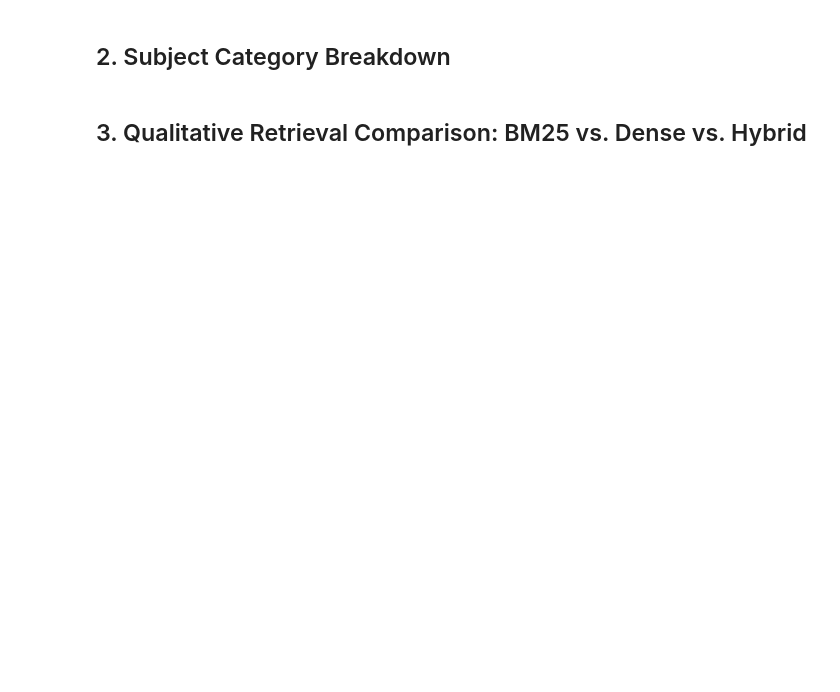
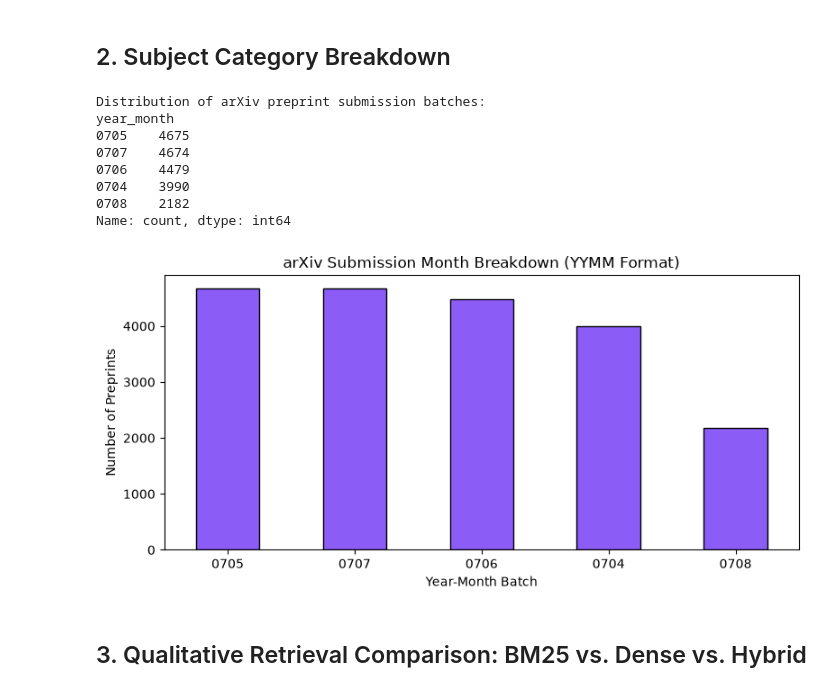
Before and after one commit to Srinivas3-sys/paper-rag, a Jupyter notebook: notebooks/01_eda_and_retrieval_analysis.ipynb, the cells around one changed output. Saved outputs shown, nothing was run; the diff lists cells and outputs as text; code cells hidden in the pictures; blank space fills up the shorter version.

```diff
--- a/notebooks/01_eda_and_retrieval_analysis.ipynb
+++ b/notebooks/01_eda_and_retrieval_analysis.ipynb
@@ -61,3 +81,28 @@ plt.show()
+# %%
+# Analyze paper identifiers and chronological distribution
+df["year_month"] = df["id"].astype(str).str.split(".").str[0]
+ym_counts = df["year_month"].value_counts().head(10)
+print("Distribution of arXiv preprint submission batches:")
+print(ym_counts)
+
+plt.figure(figsize=(8, 4))
+ym_counts.plot(kind="bar", color="#8b5cf6", edgecolor="black")
+plt.title("arXiv Submission Month Breakdown (YYMM Format)")
+plt.xlabel("Year-Month Batch")
+plt.ylabel("Number of Preprints")
+plt.xticks(rotation=0)
+plt.tight_layout()
+plt.show()
+# %% [output]
+Distribution of arXiv preprint submission batches:
+year_month
+0705    4675
+0707    4674
+0706    4479
+0704    3990
+0708    2182
+Name: count, dtype: int64
+[figure, added]
 # %% [markdown]
 ## 3. Qualitative Retrieval Comparison: BM25 vs. Dense vs. Hybrid
 # %%
```
Also changed, not shown: parts of 6 cells of this notebook, 6 other files.
